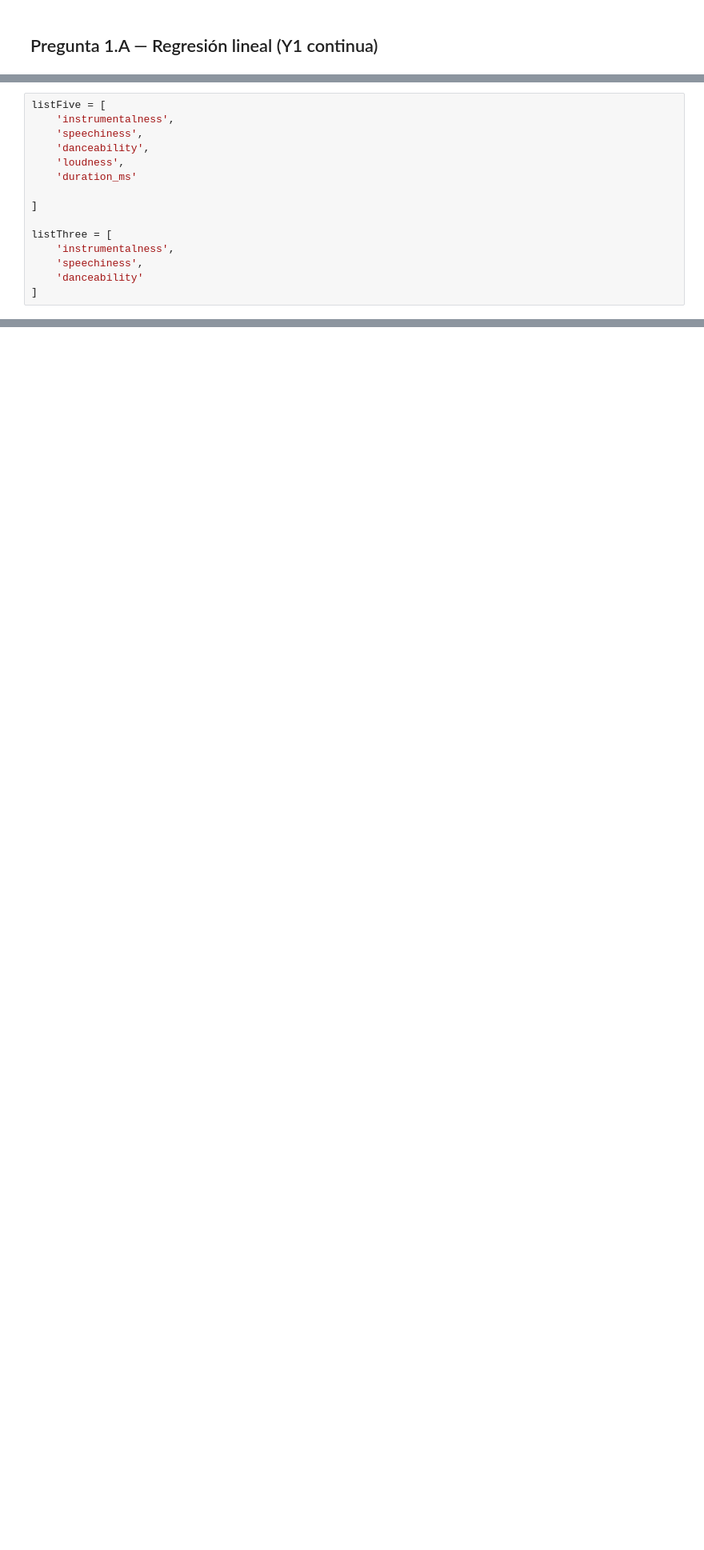
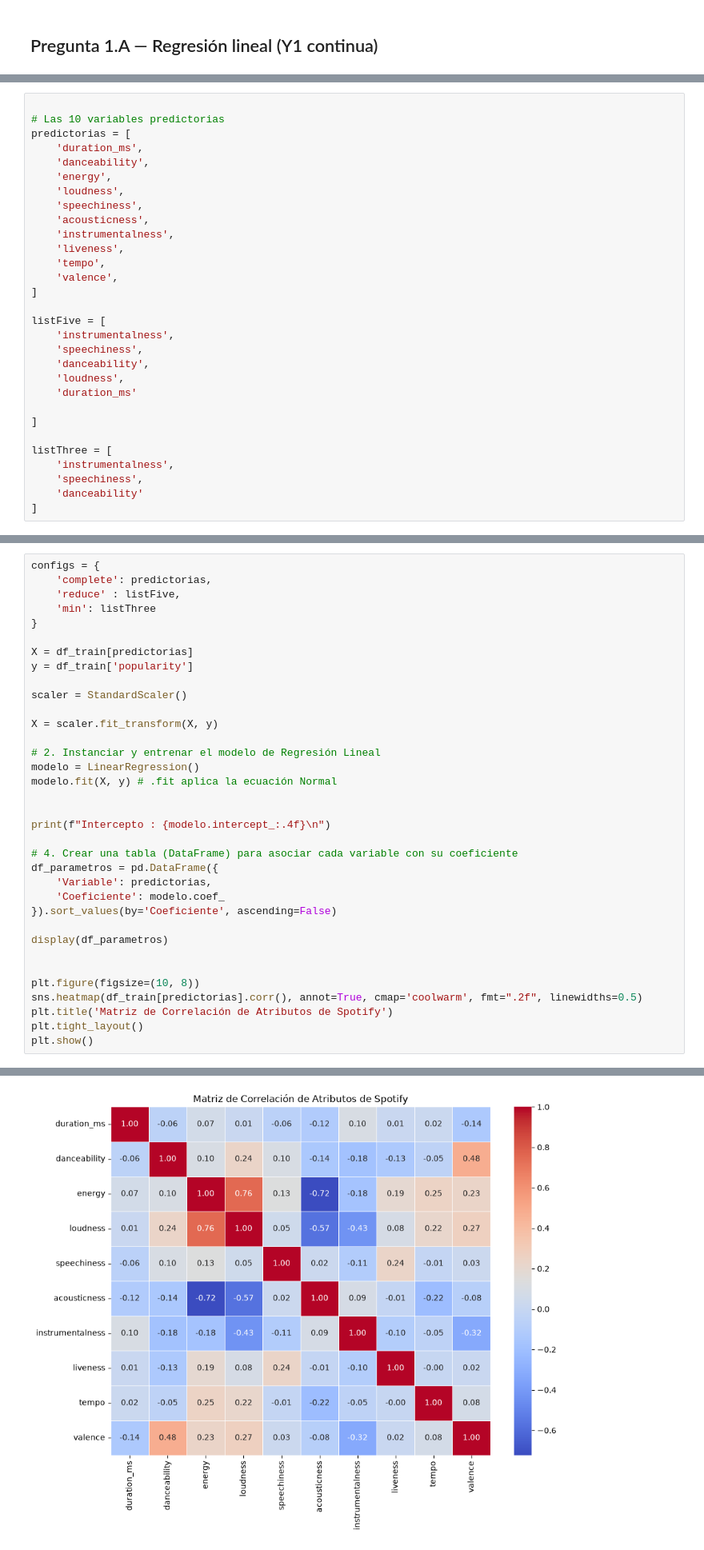
Before and after one commit to AH0106/Tarea2_IA, a Jupyter notebook: notebooks/tarea2.ipynb, the cells around one changed output, grey strips where cells are left out. Shown at 80% size. Drawn from its saved outputs; the diff is of its cells as text; blank space fills up the shorter version.

```diff
--- a/notebooks/tarea2.ipynb
+++ b/notebooks/tarea2.ipynb
@@ -342,4 +318,19 @@ De estos valores, tambien se puede observar que la correlación máxima es 0.193
 # %%
+
+# Las 10 variables predictorias
+predictorias = [
+    'duration_ms',
+    'danceability',
+    'energy',
+    'loudness',
+    'speechiness',
+    'acousticness',
+    'instrumentalness',
+    'liveness',
+    'tempo',
+    'valence',
+]
+
 listFive = [
     'instrumentalness',
     'speechiness',
@@ -372,0 +360,36 @@ listThree = [
+# %%
+configs = {
+    'complete': predictorias,
+    'reduce' : listFive,
+    'min': listThree
+}
+
+X = df_train[predictorias]
+y = df_train['popularity']
+
+scaler = StandardScaler()
+
+X = scaler.fit_transform(X, y)
+
+# 2. Instanciar y entrenar el modelo de Regresión Lineal
+modelo = LinearRegression()
+modelo.fit(X, y) # .fit aplica la ecuación Normal
+
+
+print(f"Intercepto : {modelo.intercept_:.4f}\n")
+
+# 4. Crear una tabla (DataFrame) para asociar cada variable con su coeficiente
+df_parametros = pd.DataFrame({
+    'Variable': predictorias,
+    'Coeficiente': modelo.coef_
+}).sort_values(by='Coeficiente', ascending=False)
+
+display(df_parametros)
+
+
+plt.figure(figsize=(10, 8))
+sns.heatmap(df_train[predictorias].corr(), annot=True, cmap='coolwarm', fmt=".2f", linewidths=0.5)
+plt.title('Matriz de Correlación de Atributos de Spotify')
+plt.tight_layout()
+plt.show()
+# %% [output]
@@ -373,3 +408,4 @@ listThree = [
+[figure, added]
 # %%
 
 
```
Also changed, not shown: parts of 11 cells of this notebook.
